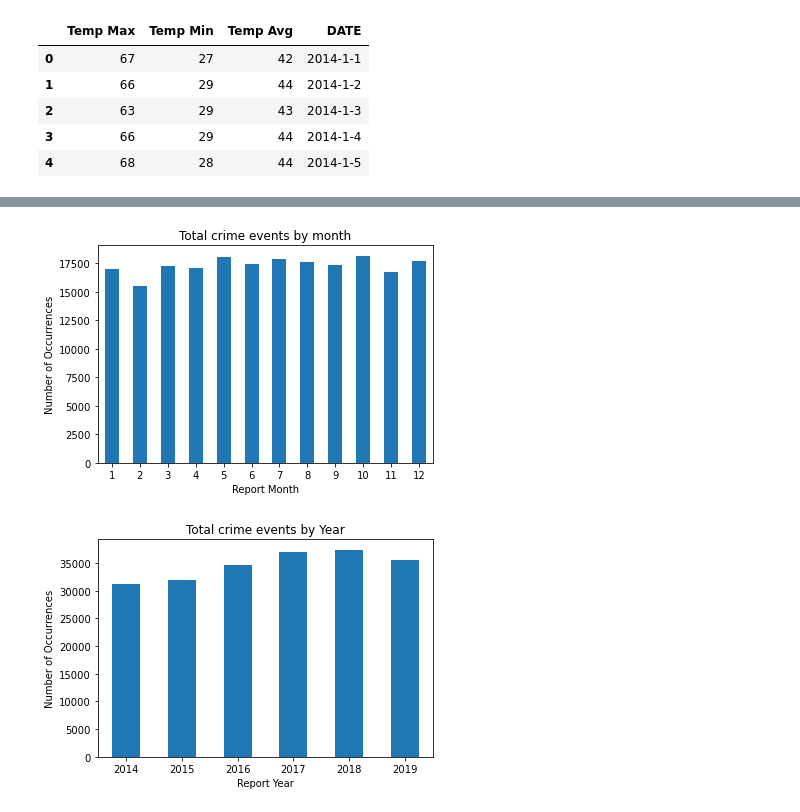
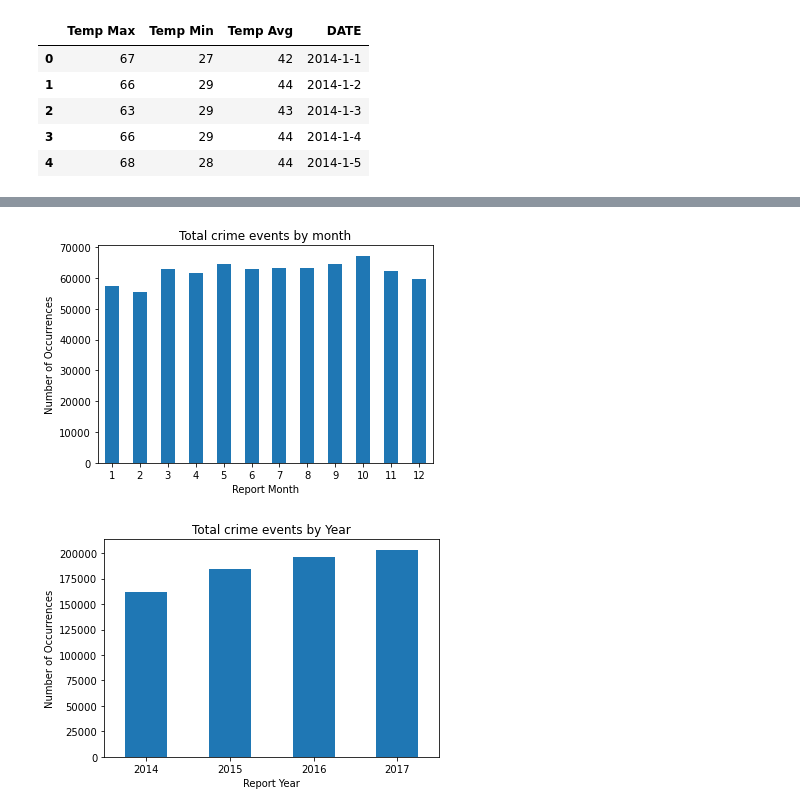
Before and after one commit to laurenawilk/CSCI4502, a Jupyter notebook: LA/LaReport.ipynb, the cells around one changed output, grey strips where cells are left out. Cells and saved outputs as stored; diff of their text form; code cells hidden in the pictures.

```diff
--- a/LA/LaReport.ipynb
+++ b/LA/LaReport.ipynb
@@ -162,4 +144,2 @@ offenseType =(LaCrimeDF["Crm Cd"].value_counts())
-# %%
-LaCrimeDF = LaCrimeDF[~LaCrimeDF['Crm Cd'].isin(offenseType[offenseType < 96000].index)]
-# # shw = LaCrimeDF[-LaCrimeDF['Crm Cd Desc'].isin(CrimeCategory[CrimeCategory < 15000].index)]
-# print(errCount)
+# %%
+LaWeatherDF.rename(columns={'DATE': 'Date'}, inplace=True)
@@ -175 +166,5 @@ LaCrimeDF.head()
+# %%
+LaMerged["Temp Max"] = pd.to_numeric(LaMerged["Temp Max"], errors='coerce')
+# %%
+LaMerged.dropna(inplace=True)
 # %%
@@ -230,14 +202,14 @@ LaCrimeDF.head()
 # %%
-ax = LaCrimeDF.groupby("Report Month").size().plot(kind = "bar", title= "Total crime events by month")
+ax = LaMerged.groupby("Report Month").size().plot(kind = "bar", title= "Total crime events by month")
 ax.set_ylabel("Number of Occurrences")
 plt.xticks(rotation=0)
 plt.show()
 # %% [output]
-[figure, old version]
+[figure, new version]
 # %%
-ax = LaCrimeDF.groupby("Report Year").size().plot(kind = "bar", title= "Total crime events by Year")
+ax = LaMerged.groupby("Report Year").size().plot(kind = "bar", title= "Total crime events by Year")
 ax.set_ylabel("Number of Occurrences")
 plt.xticks(rotation=0)
 plt.show()
 # %% [output]
-[figure, old version]
+[figure, new version]
```
Also changed, not shown: parts of 53 cells of this notebook.
